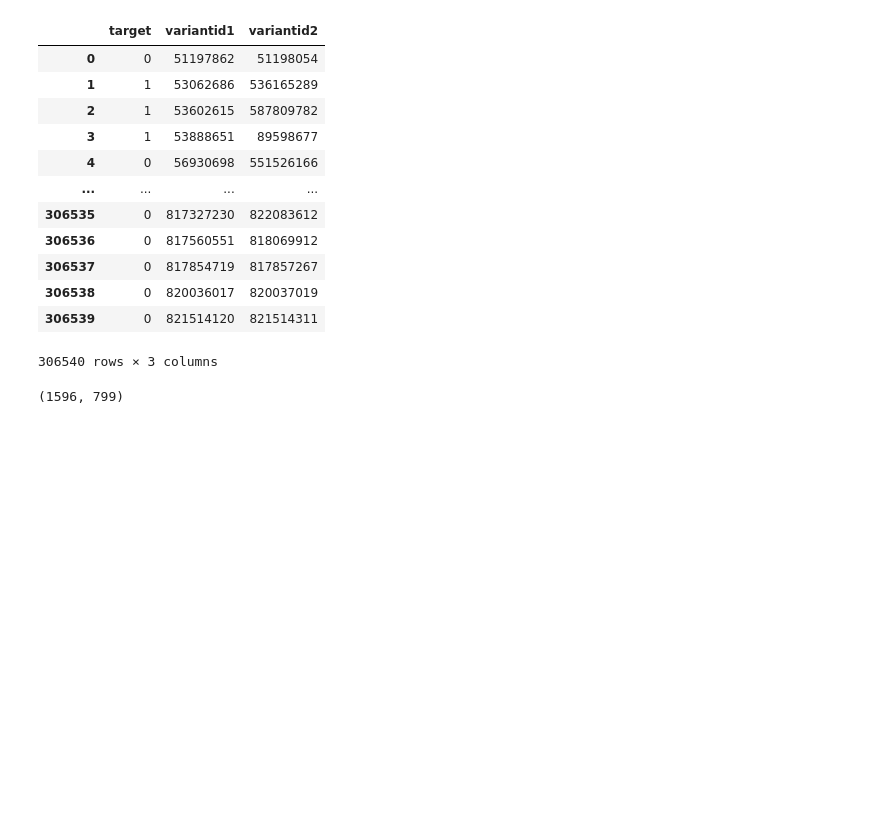
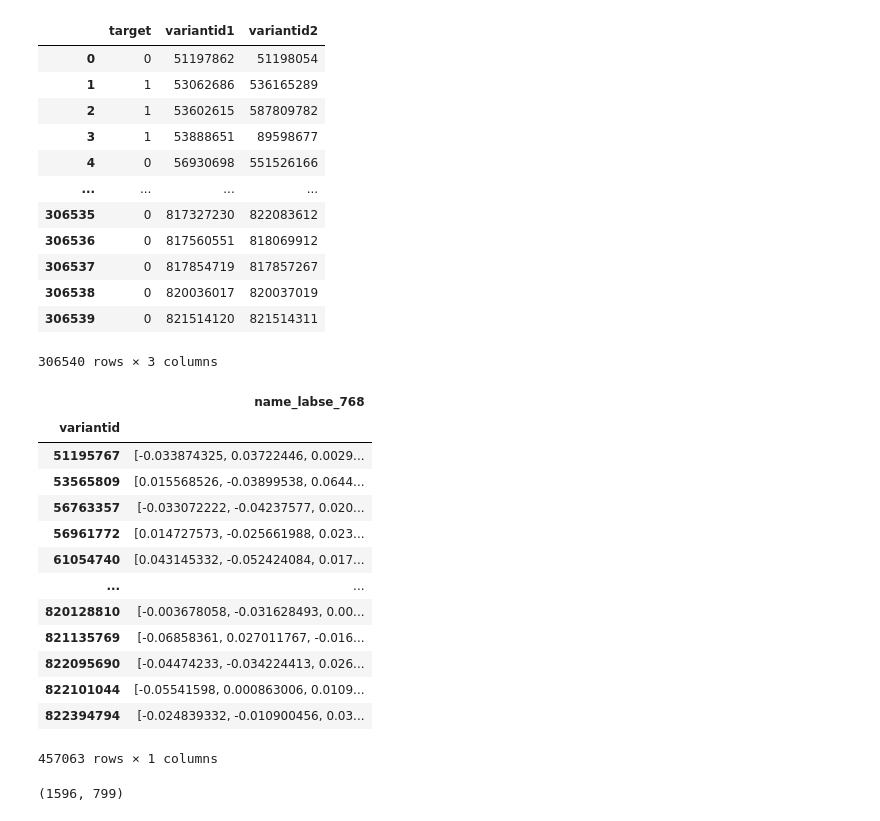
Before and after one commit to Technolog796/ozon-hack-2023, a Jupyter notebook: pairs_neuro.ipynb, the cells around one changed output. Saved outputs shown, nothing was run; the diff lists cells and outputs as text; code cells hidden in the pictures; blank space fills up the shorter version.

```diff
--- a/pairs_neuro.ipynb
+++ b/pairs_neuro.ipynb
@@ -64,6 +62,24 @@ train_pairs
 | 306538 | 0 | 820036017 | 820037019 |
 | 306539 | 0 | 821514120 | 821514311 |
 306540 rows × 3 columns
+# %%
+name_labse_embs = pd.read_parquet('F:/name_labse_embs.parquet').set_index('variantid')
+name_labse_embs
+# %% [output]
+|  | name_labse_768 |
+| variantid |  |
+| 51195767 | [-0.033874325, 0.03722446, 0.0029... |
+| 53565809 | [0.015568526, -0.03899538, 0.0644... |
+| 56763357 | [-0.033072222, -0.04237577, 0.020... |
+| 56961772 | [0.014727573, -0.025661988, 0.023... |
+| 61054740 | [0.043145332, -0.052424084, 0.017... |
+| ... | ... |
+| 820128810 | [-0.003678058, -0.031628493, 0.00... |
+| 821135769 | [-0.06858361, 0.027011767, -0.016... |
+| 822095690 | [-0.04474233, -0.034224413, 0.026... |
+| 822101044 | [-0.05541598, 0.000863006, 0.0109... |
+| 822394794 | [-0.024839332, -0.010900456, 0.03... |
+457063 rows × 1 columns
 # %%
 from sklearn.model_selection import train_test_split
 
```
Also changed, not shown: parts of 32 cells of this notebook.
